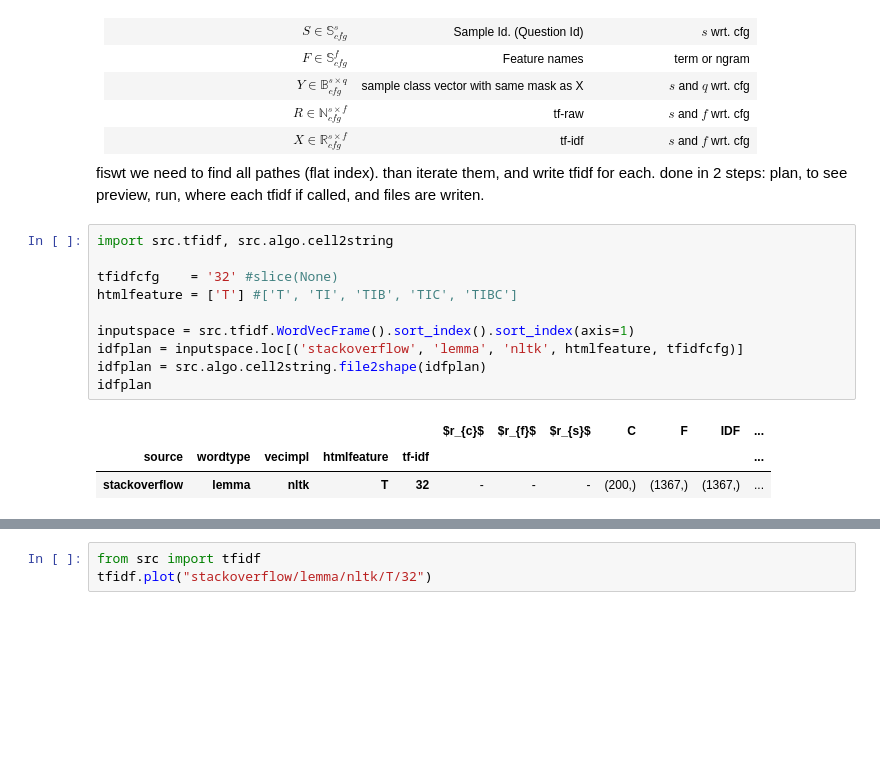
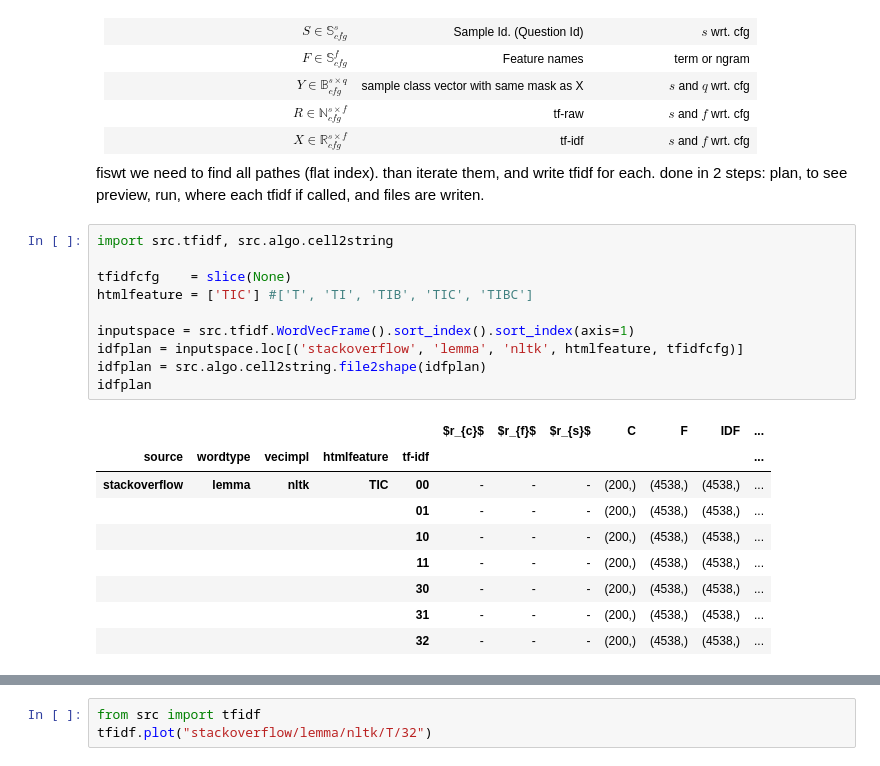
Before and after one commit to glouwa/StackOverflowTopicClustering, a Jupyter notebook: tfidf.ipynb, the cells around one changed output, grey strips where cells are left out. Saved outputs shown, nothing was run; the diff lists cells and outputs as text; blank space fills up the shorter version.

```diff
--- a/tfidf.ipynb
+++ b/tfidf.ipynb
@@ -53,17 +53,23 @@ done in 2 steps: plan, to see preview, run, where each tfidf if called, and file
 # %%
 import src.tfidf, src.algo.cell2string
 
-tfidfcfg    = '32' #slice(None)
-htmlfeature = ['T'] #['T', 'TI', 'TIB', 'TIC', 'TIBC']
+tfidfcfg    = slice(None)
+htmlfeature = ['TIC'] #['T', 'TI', 'TIB', 'TIC', 'TIBC']
 
 inputspace = src.tfidf.WordVecFrame().sort_index().sort_index(axis=1)
 idfplan = inputspace.loc[('stackoverflow', 'lemma', 'nltk', htmlfeature, tfidfcfg)]
 idfplan = src.algo.cell2string.file2shape(idfplan)
 idfplan
 # %% [output]
 |  |  |  |  |  | $r_{c}$ | $r_{f}$ | $r_{s}$ | C | F | IDF | ... |
 | source | wordtype | vecimpl | htmlfeature | tf-idf |  |  |  |  |  |  | ... |
-| stackoverflow | lemma | nltk | T | 32 | - | - | - | (200,) | (1367,) | (1367,) | ... |
+| stackoverflow | lemma | nltk | TIC | 00 | - | - | - | (200,) | (4538,) | (4538,) | ... |
+|  |  |  |  | 01 | - | - | - | (200,) | (4538,) | (4538,) | ... |
+|  |  |  |  | 10 | - | - | - | (200,) | (4538,) | (4538,) | ... |
+|  |  |  |  | 11 | - | - | - | (200,) | (4538,) | (4538,) | ... |
+|  |  |  |  | 30 | - | - | - | (200,) | (4538,) | (4538,) | ... |
+|  |  |  |  | 31 | - | - | - | (200,) | (4538,) | (4538,) | ... |
+|  |  |  |  | 32 | - | - | - | (200,) | (4538,) | (4538,) | ... |
 # %%
 tfidf_ = src.tfidf.run(idfplan)
 tfidf_
```
Also changed, not shown: parts of 1 cell of this notebook, 9 other files.
